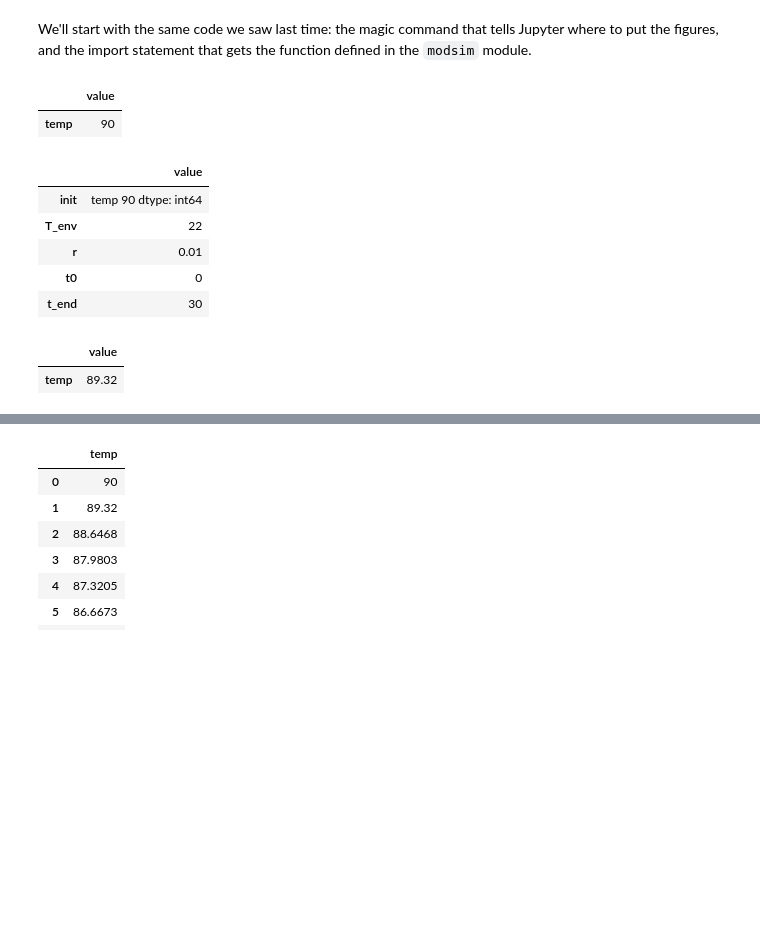
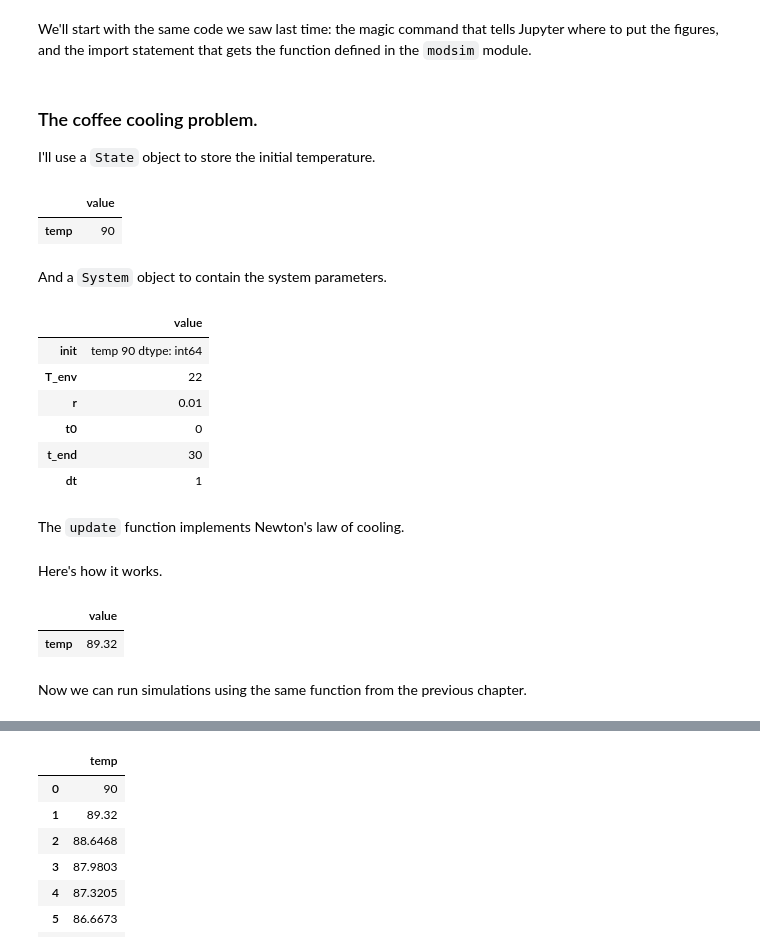
Before and after one commit to AllenDowney/ModSimPy, a Jupyter notebook: code/chap07soln.ipynb, the cells around one changed output, grey strips where cells are left out. Drawn from its saved outputs; the diff is of its cells as text; code cells hidden in the pictures; blank space fills up the shorter version.

```diff
--- a/code/chap07soln.ipynb
+++ b/code/chap07soln.ipynb
@@ -25,22 +25,32 @@ We'll start with the same code we saw last time: the magic command that tells Ju
 %matplotlib inline
 
 from modsim import *
+# %% [markdown]
+### The coffee cooling problem.
+
+I'll use a `State` object to store the initial temperature.
 # %%
 init = State(temp=90)
 init
 # %% [output]
 |  | value |
 | temp | 90 |
+# %% [markdown]
+And a `System` object to contain the system parameters.
 # %%
-coffee = System(init=init, T_env=22, r=0.01, t0=0, t_end=30)
+coffee = System(init=init, T_env=22, r=0.01,
+                t0=0, t_end=30, dt=1)
 coffee
 # %% [output]
 |  | value |
 | init | temp 90 dtype: int64 |
 | T_env | 22 |
 | r | 0.01 |
 | t0 | 0 |
 | t_end | 30 |
+| dt | 1 |
+# %% [markdown]
+The `update` function implements Newton's law of cooling.
 # %%
 def update(system, state):
     """Update the thermal transfer model.
@@ -56,8 +66,12 @@ def update(system, state):
+# %% [markdown]
+Here's how it works.
 # %%
 update(coffee, init)
 # %% [output]
 |  | value |
 | temp | 89.32 |
+# %% [markdown]
+Now we can run simulations using the same function from the previous chapter.
 # %%
 def run_simulation(system, update_func):
     """Runs a simulation of the system.
```
Also changed, not shown: parts of 93 cells of this notebook, 5 other files.
